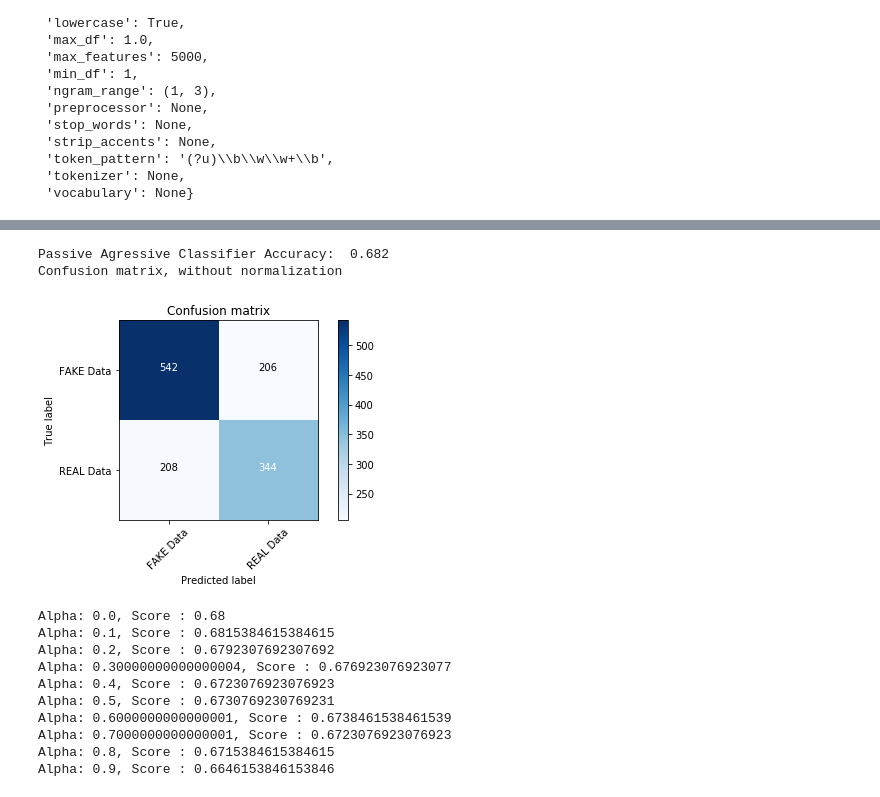
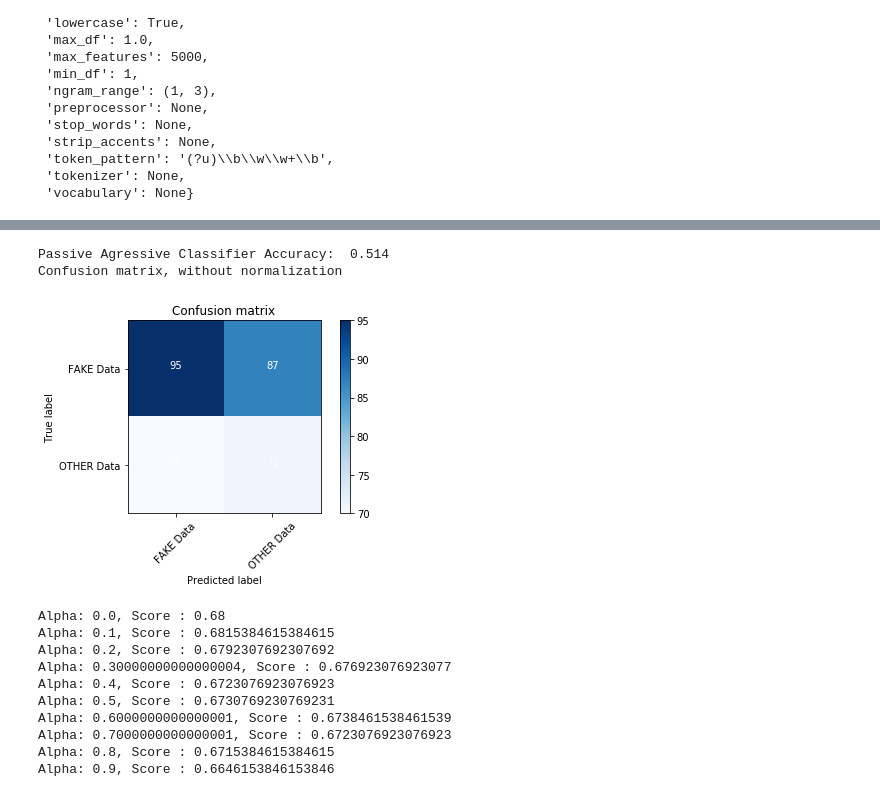
Before and after one commit to akash97s/Fake_News_Detection, a Jupyter notebook: Final Scripts/F_CV_BOW.ipynb, the cells around one changed output, grey strips where cells are left out. Drawn from its saved outputs; the diff is of its cells as text; code cells hidden in the pictures.

```diff
--- a/Final Scripts/F_CV_BOW.ipynb
+++ b/Final Scripts/F_CV_BOW.ipynb
@@ -3,9 +3,9 @@
 # %%
 import pandas as pd
 # %%
-# data = pd.read_csv('Final Data/SnopesData5050.csv')
+data = pd.read_csv('Final Data/SnopesData5050.csv')
 
-data = pd.read_csv('Final Data/SnopesDataGeneric.csv',  encoding = "latin1")
+# data = pd.read_csv('Final Data/SnopesDataGeneric.csv',  encoding = "latin1")
 
 # 2 -> Other / Mixture/ All other labels
 # 1 -> Fake / False
@@ -241,14 +241,14 @@ linear_clf = PassiveAggressiveClassifier()
 # %%
 linear_clf.fit(X_train, y_train)
 pred = linear_clf.predict(X_test)
 score = metrics.accuracy_score(y_test, pred)
 print("Passive Agressive Classifier Accuracy:  %0.3f" % score)
 cm = metrics.confusion_matrix(y_test, pred)
-plot_confusion_matrix(cm, classes = ['FAKE Data', 'REAL Data'])
+plot_confusion_matrix(cm, classes = ['FAKE Data', 'OTHER Data'])
 # %% [output]
-Passive Agressive Classifier Accuracy:  0.682
+Passive Agressive Classifier Accuracy:  0.514
 Confusion matrix, without normalization
-[figure, old version]
+[figure, new version]
 # %%
 # Multinomial Classifier with Hyperparameter tuning
 
```
Also changed, not shown: parts of 12 cells of this notebook, 21 other files.
